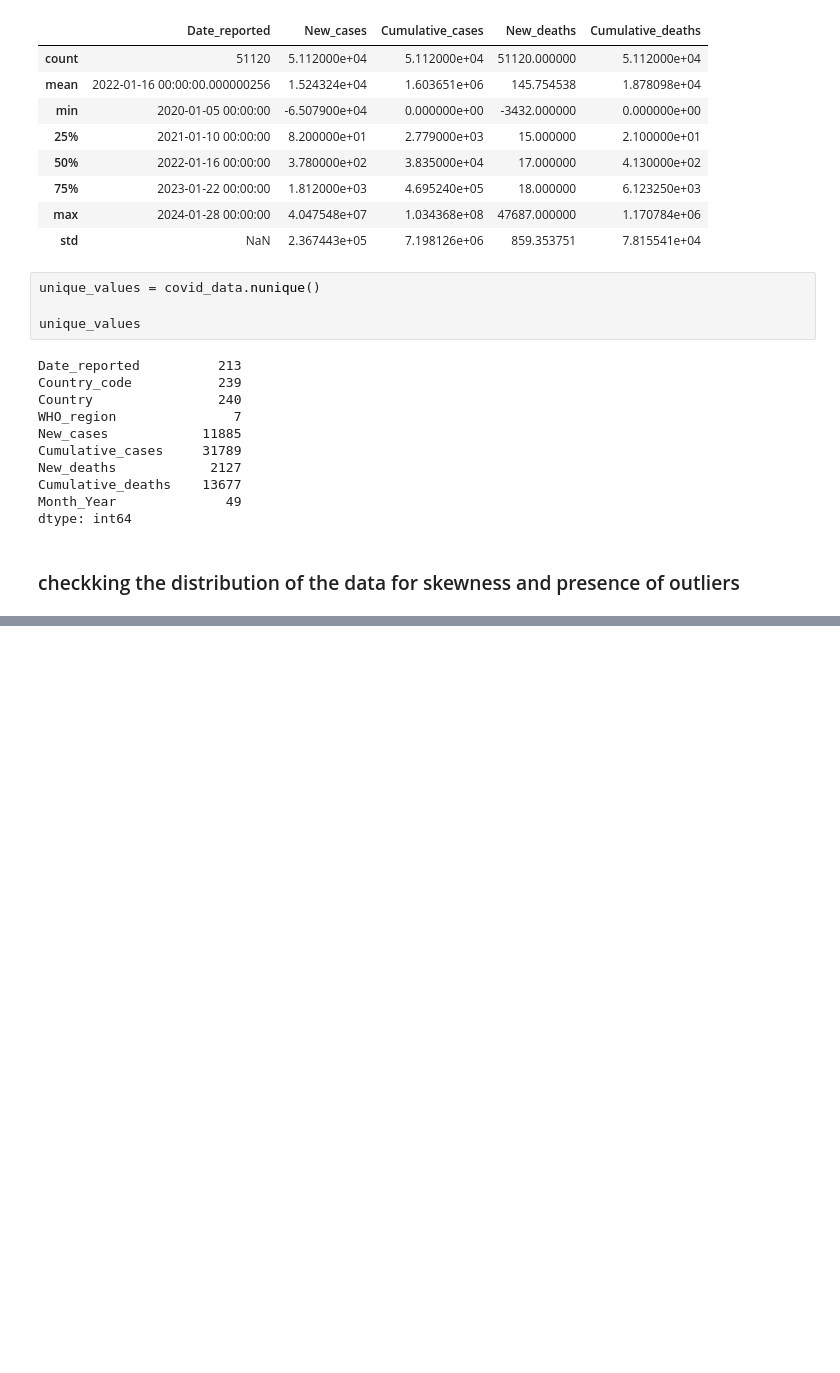
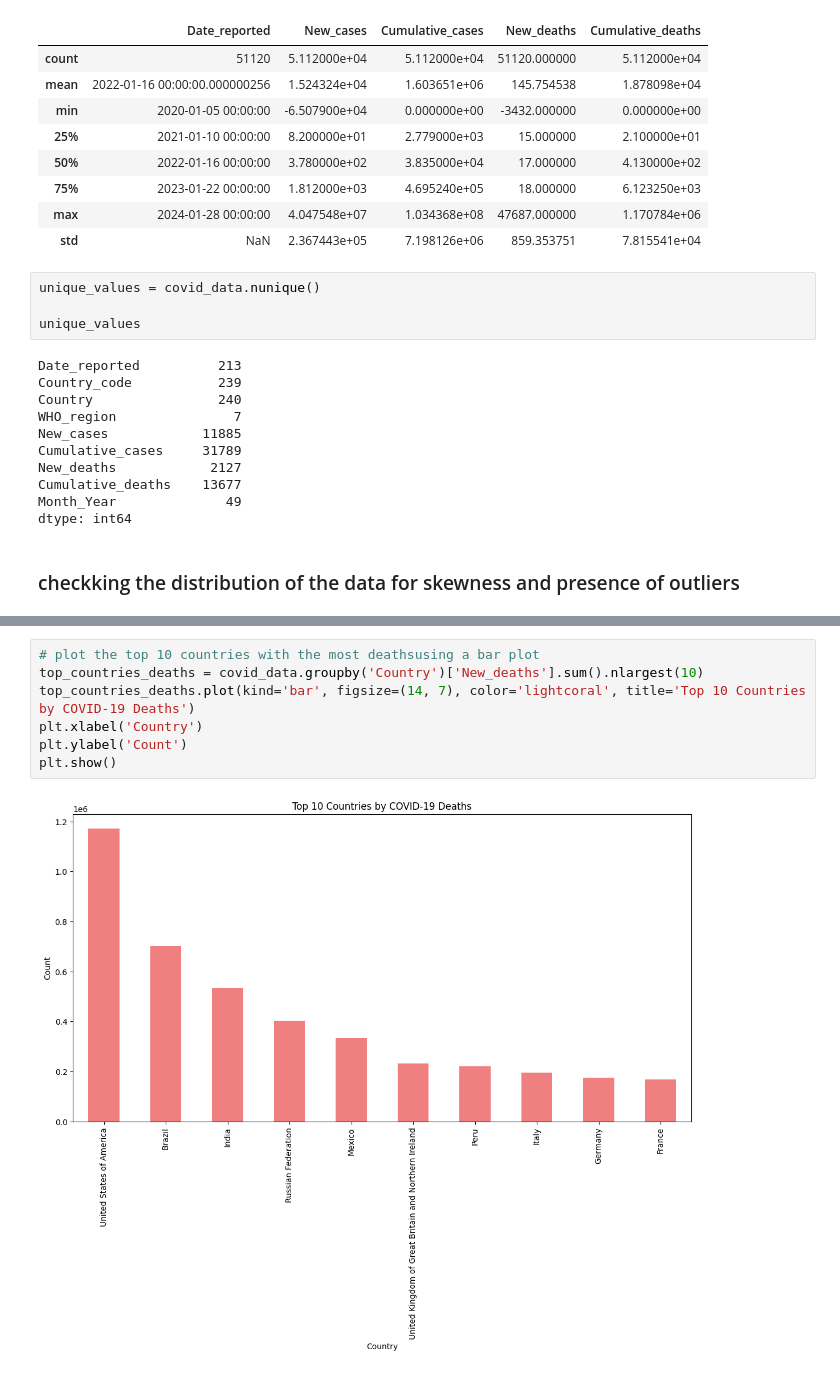
Before and after one commit to dagbolade/covid, a Jupyter notebook: covid-19-global-data.ipynb, the cells around one changed output, grey strips where cells are left out. Drawn from its saved outputs; the diff is of its cells as text; blank space fills up the shorter version.

```diff
--- a/covid-19-global-data.ipynb
+++ b/covid-19-global-data.ipynb
@@ -293,0 +326,9 @@ plt.show()
+# %%
+# plot the top 10 countries with the most deathsusing a bar plot
+top_countries_deaths = covid_data.groupby('Country')['New_deaths'].sum().nlargest(10)
+top_countries_deaths.plot(kind='bar', figsize=(14, 7), color='lightcoral', title='Top 10 Countries by COVID-19 Deaths')
+plt.xlabel('Country')
+plt.ylabel('Count')
+plt.show()
+# %% [output]
+[figure, added]
```
Also changed, not shown: parts of 9 cells of this notebook.
